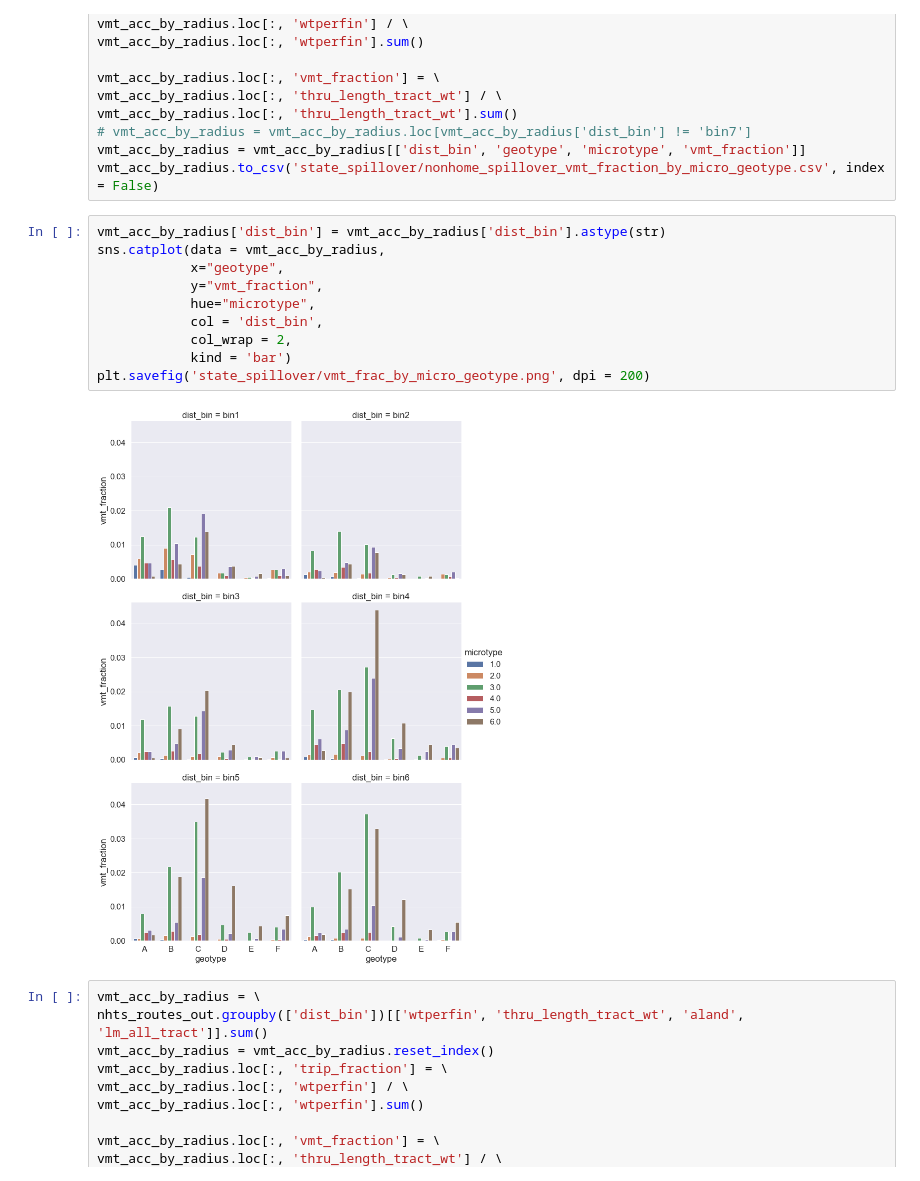
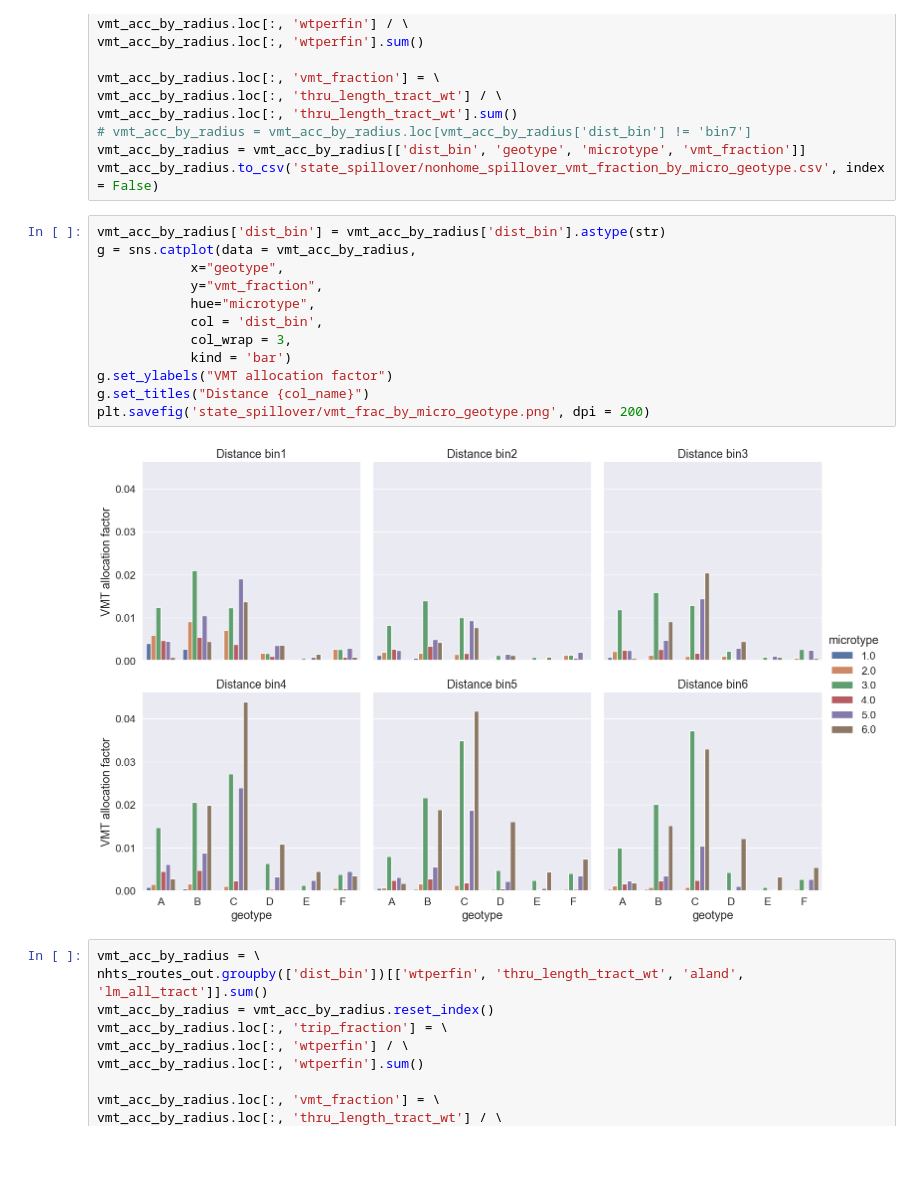
Before and after one commit to arielgatech/BILD_AQ_EV_VMT, a Jupyter notebook: input_generation/spillover/state_spillover_nhb_vmt_analysis.ipynb, the cells around one changed output. Cells and saved outputs as stored; diff of their text form; blank space fills up the shorter version.

```diff
--- a/input_generation/spillover/state_spillover_nhb_vmt_analysis.ipynb
+++ b/input_generation/spillover/state_spillover_nhb_vmt_analysis.ipynb
@@ -152,16 +152,18 @@ vmt_acc_by_radius = vmt_acc_by_radius[['dist_bin', 'geotype', 'microtype', 'vmt_
 vmt_acc_by_radius.to_csv('state_spillover/nonhome_spillover_vmt_fraction_by_micro_geotype.csv', index = False)
 # %%
 vmt_acc_by_radius['dist_bin'] = vmt_acc_by_radius['dist_bin'].astype(str)
-sns.catplot(data = vmt_acc_by_radius,
+g = sns.catplot(data = vmt_acc_by_radius,
             x="geotype",
             y="vmt_fraction",
             hue="microtype",
             col = 'dist_bin',
-            col_wrap = 2,
+            col_wrap = 3,
             kind = 'bar')
+g.set_ylabels("VMT allocation factor")
+g.set_titles("Distance {col_name}")
 plt.savefig('state_spillover/vmt_frac_by_micro_geotype.png', dpi = 200)
 # %% [output]
-[figure, old version]
+[figure, new version]
 # %%
 vmt_acc_by_radius = \
 nhts_routes_out.groupby(['dist_bin'])[['wtperfin', 'thru_length_tract_wt', 'aland', 'lm_all_tract']].sum()
```
Also changed, not shown: parts of 1 cell of this notebook, 5 other files.
